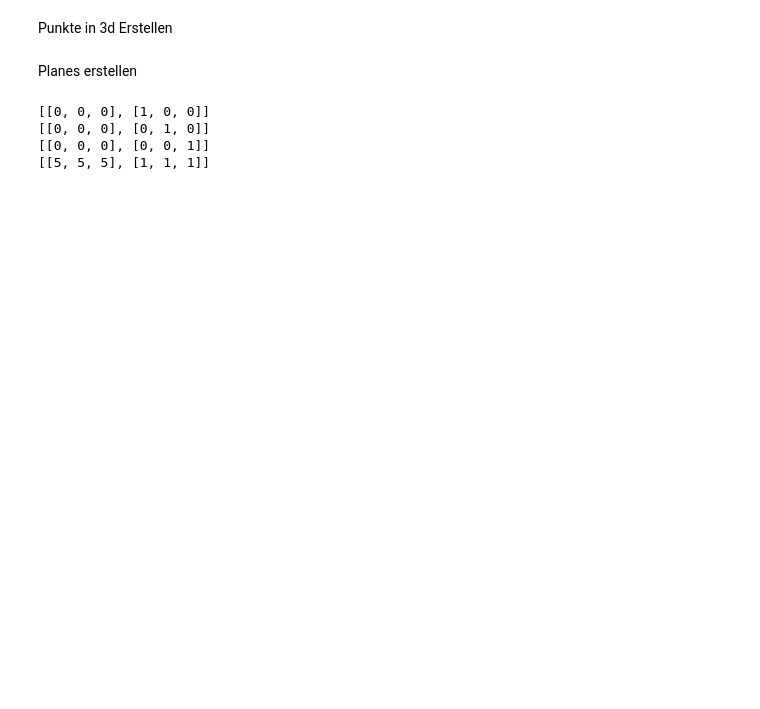
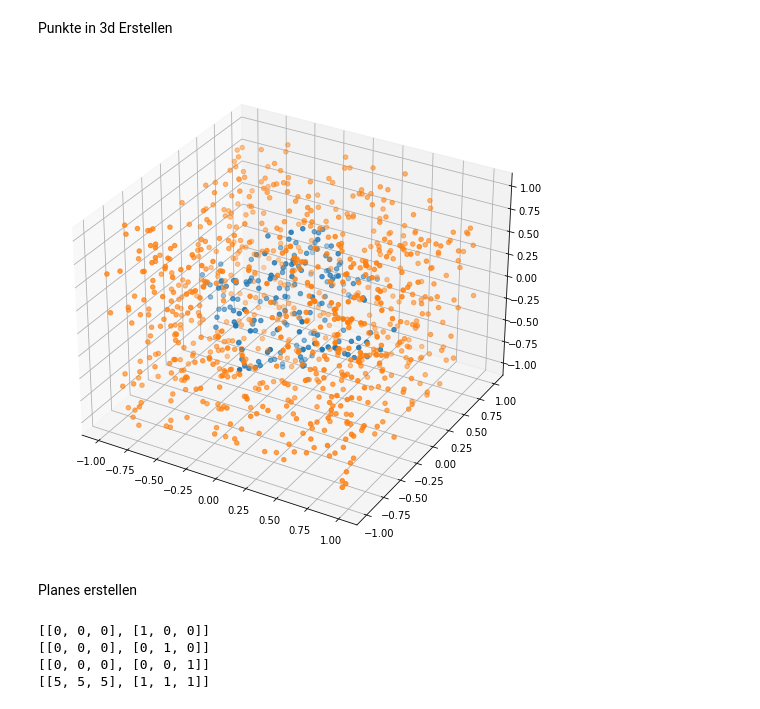
Before and after one commit to thilobru/convexnetworking, a Jupyter notebook: network.ipynb, the cells around one changed output. Saved outputs shown, nothing was run; the diff lists cells and outputs as text; code cells hidden in the pictures; blank space fills up the shorter version.

```diff
--- a/network.ipynb
+++ b/network.ipynb
@@ -24,18 +24,20 @@ df['group'] = df.apply(lambda row: comp(row), axis = 1)
 # %%
 import matplotlib.pyplot as plt
 from mpl_toolkits.mplot3d import Axes3D
 
-fig = plt.figure(figsize=(12, 9))
-ax = Axes3D(fig)
+fig = plt.figure(figsize = (12,9))
+ax = fig.add_subplot(111, projection='3d')
 
 for grp_name, grp_idx in df.groupby('group').groups.items():
     x = df.iloc[grp_idx,0]
     y = df.iloc[grp_idx,1]
     z = df.iloc[grp_idx,2]
     ax.scatter(x,y,z, label=grp_name)  # this way you can control color/marker/size of each group freely
     #ax.scatter(*df.iloc[grp_idx, [0, 1, 2]].T.values, label=grp_name)  # if you want to do everything in one line, lol
 
-ax.legend()
+plt.show()
+# %% [output]
+[figure, added]
 # %% [markdown]
 Planes erstellen
 # %%
```
Also changed, not shown: parts of 20 cells of this notebook.
